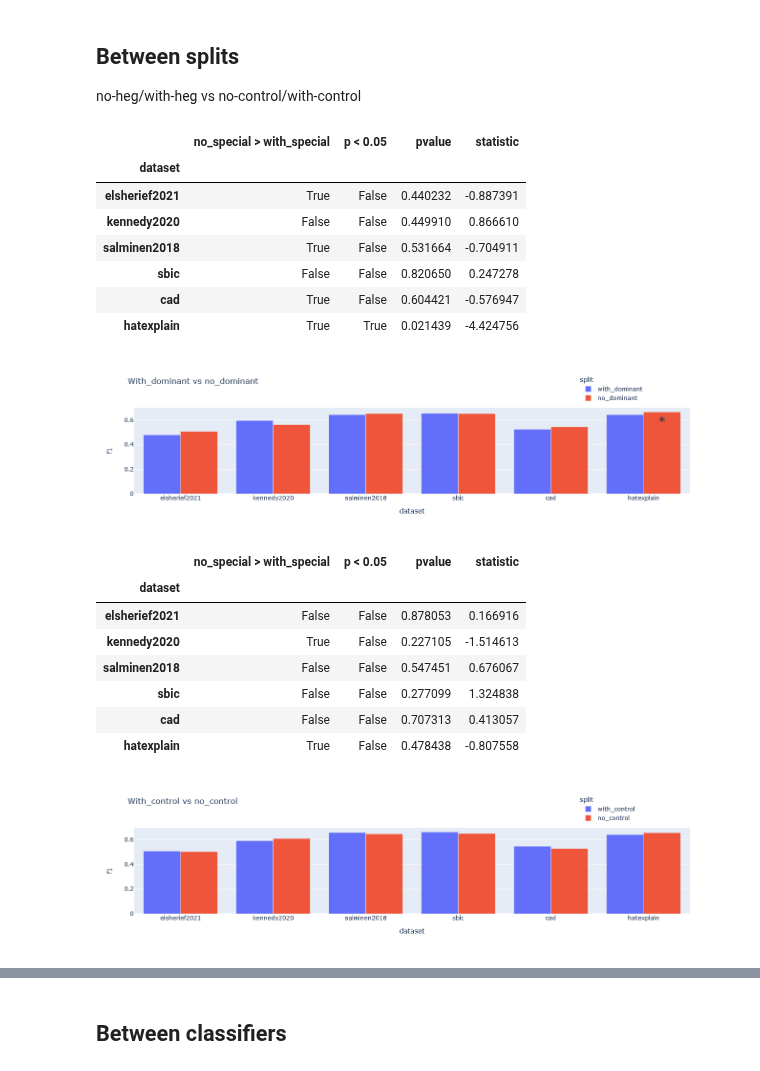
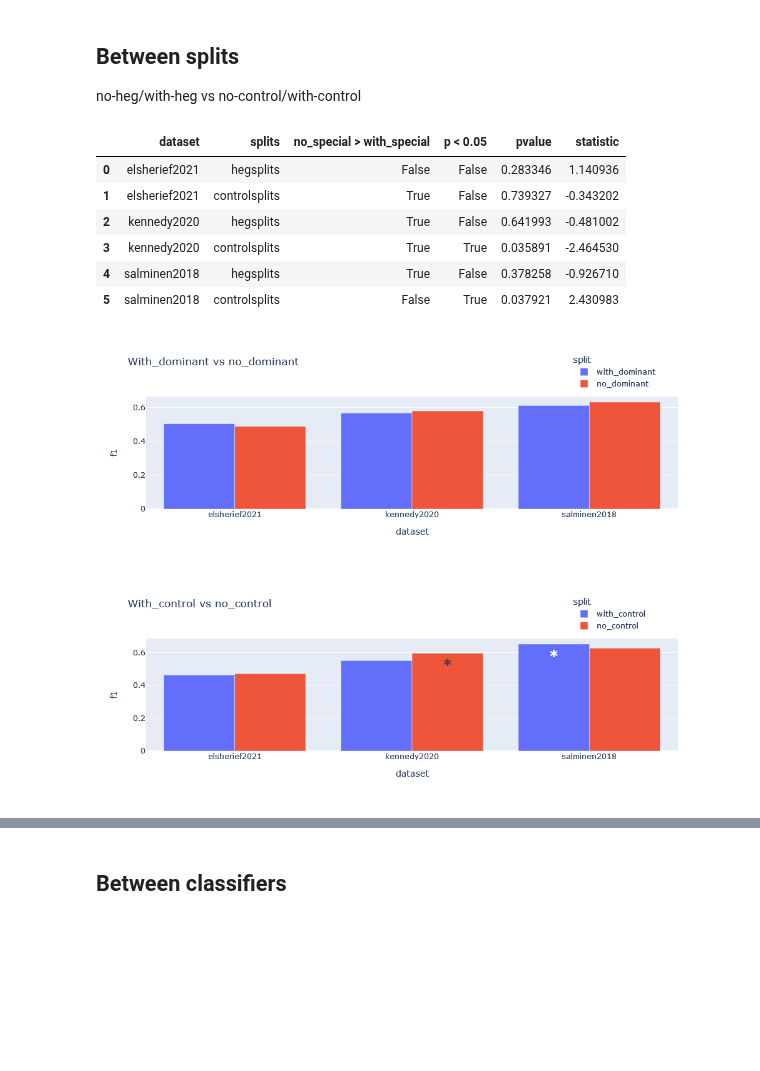
Before and after one commit to michaelmilleryoder/hate_speech_identities, a Jupyter notebook: jupyter/visualize_results.ipynb, the cells around one changed output, grey strips where cells are left out. Drawn from its saved outputs; the diff is of its cells as text; code cells hidden in the pictures; blank space fills up the shorter version.

```diff
--- a/jupyter/visualize_results.ipynb
+++ b/jupyter/visualize_results.ipynb
@@ -7,66 +7,64 @@ no-heg/with-heg vs no-control/with-control
 import pandas as pd
 import plotly.express as px
 from IPython.display import display
+import pdb
 
 clf_name = 'bert'
-cv_runs = 2
+cv_runs = 5
 
 titles = {'hegsplits': 'With_dominant vs no_dominant',
           'controlsplits': 'With_control vs no_control'}
+
+name = f'/usr0/home/mamille3/hegemonic_hate/output/{clf_name}_{cv_runs}x2cv'
+
+# Load scores
+scores_path = f'{name}_f1.csv'
+all_f1s = pd.read_csv(scores_path, index_col=0)
+if 'dataset' not in all_f1s.columns:
+    all_f1s.reset_index(inplace=True)
+# display(f1s)
+
+# Load significance
+sigs_path = f'{name}_sigs.csv'
+all_sigs = pd.read_csv(sigs_path, index_col=0)
+if all_sigs.index.name == 'dataset':
+    all_sigs.reset_index(inplace=True)
+display(all_sigs)
+
 for splits in ['hegsplits', 'controlsplits']:
 # for splits in ['hegsplits']:
 
-    name = f'/usr0/home/mamille3/hegemonic_hate/output/{clf_name}_{splits}_{cv_runs}x2cv'
-
-    # Load scores
-    scores_path = f'{name}_f1.csv'
-    f1s = pd.read_csv(scores_path, index_col=0)
-    if 'dataset' not in f1s.columns:
-        f1s.reset_index(inplace=True)
-    # display(f1s)
-
-    # Load significance
-    sigs_path = f'{name}_sigs.csv'
-    sigs = pd.read_csv(sigs_path, index_col=0)
-    display(sigs)
+    f1s = all_f1s.query('splits == @splits')
+    sigs = all_sigs.query('splits == @splits')
 
     # Add significant difference markers
-    f1s = f1s.join(sigs, on='dataset')
+    f1s = pd.merge(f1s, sigs, on=['dataset', 'splits'])
     f1s['sig'] = [(split, better, sig) in [('no_special', True, True), ('with_special', False, True)] for (split, better, sig) in zip(
         f1s['split'], f1s['no_special > with_special'], f1s['p < 0.05'])]
     f1s['sig*'] = f1s.sig.map(lambda x: '<b>*</b>' if x else '')
     # display(f1s)
 
     # Plot
     if splits == 'hegsplits':
         f1s = f1s.replace('with_special', 'with_dominant').replace('no_special', 'no_dominant')
     elif splits == 'controlsplits':
         f1s = f1s.replace('with_special', 'with_control').replace('no_special', 'no_control')
     fig = px.bar(f1s, x='dataset', y='f1', color='split', barmode='group', title=titles[splits], text='sig*')
     fig.update_layout(legend=dict(
         yanchor='top',
         y=1.4,
         xanchor='left',
         x=0.8
     ))
     fig.update_traces(textfont_size=24)
     fig.show()
 # %% [output]
-|  | no_special > with_special | p < 0.05 | pvalue | statistic |
-| dataset |  |  |  |  |
-| elsherief2021 | True | False | 0.440232 | -0.887391 |
-| kennedy2020 | False | False | 0.449910 | 0.866610 |
-| salminen2018 | True | False | 0.531664 | -0.704911 |
-| sbic | False | False | 0.820650 | 0.247278 |
-| cad | True | False | 0.604421 | -0.576947 |
-| hatexplain | True | True | 0.021439 | -4.424756 |
+|  | dataset | splits | no_special > with_special | p < 0.05 | pvalue | statistic |
+| 0 | elsherief2021 | hegsplits | False | False | 0.283346 | 1.140936 |
+| 1 | elsherief2021 | controlsplits | True | False | 0.739327 | -0.343202 |
+| 2 | kennedy2020 | hegsplits | True | False | 0.641993 | -0.481002 |
+| 3 | kennedy2020 | controlsplits | True | True | 0.035891 | -2.464530 |
+| 4 | salminen2018 | hegsplits | True | False | 0.378258 | -0.926710 |
+| 5 | salminen2018 | controlsplits | False | True | 0.037921 | 2.430983 |
-[figure, old version]
+[figure, new version]
-|  | no_special > with_special | p < 0.05 | pvalue | statistic |
-| dataset |  |  |  |  |
-| elsherief2021 | False | False | 0.878053 | 0.166916 |
-| kennedy2020 | True | False | 0.227105 | -1.514613 |
-| salminen2018 | False | False | 0.547451 | 0.676067 |
-| sbic | False | False | 0.277099 | 1.324838 |
-| cad | False | False | 0.707313 | 0.413057 |
-| hatexplain | True | False | 0.478438 | -0.807558 |
-[figure, old version]
+[figure, new version]
```
Also changed, not shown: parts of 3 cells of this notebook, 1 other file.
